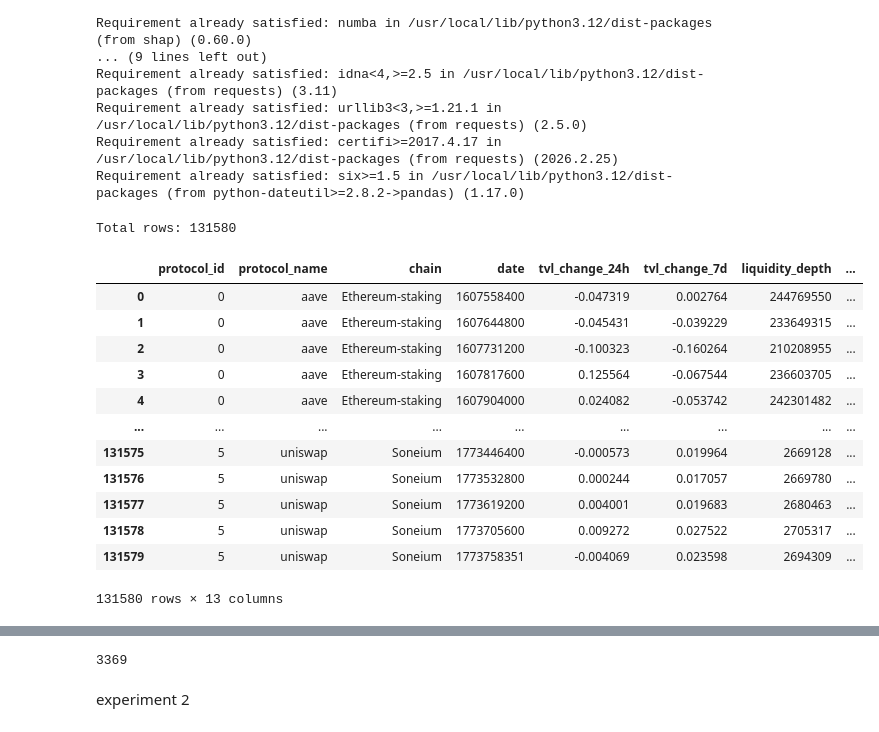
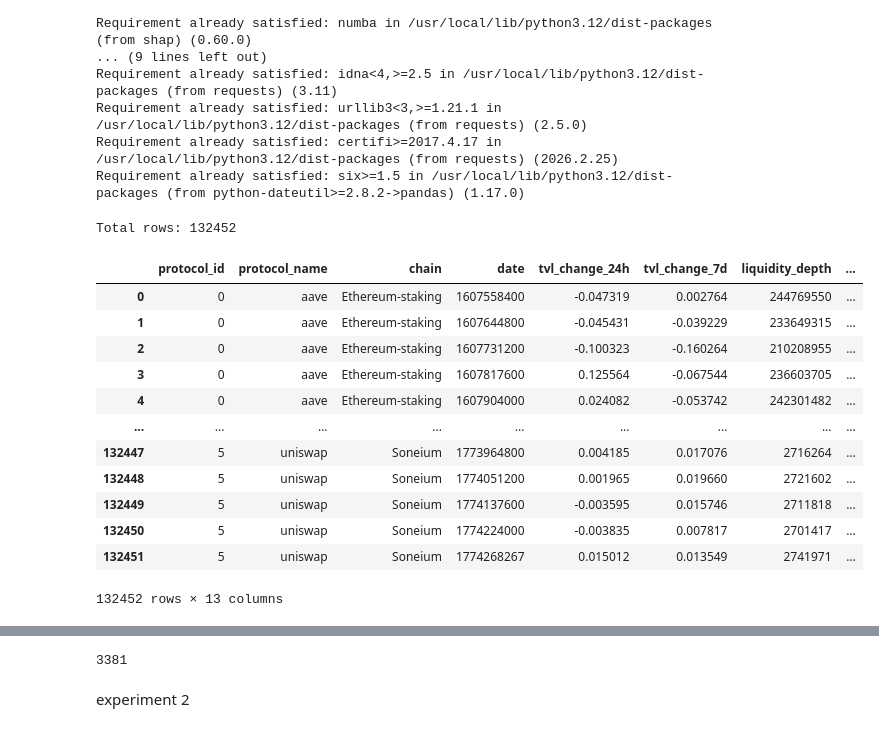
Before and after one commit to Abhishek-M-K2005/YieldVoyager, a Jupyter notebook: backend/risk_engine/yieldvoyager3.ipynb, the cells around one changed output, grey strips where cells are left out. Saved outputs shown, nothing was run; the diff lists cells and outputs as text; code cells hidden in the pictures.

```diff
--- a/backend/risk_engine/yieldvoyager3.ipynb
+++ b/backend/risk_engine/yieldvoyager3.ipynb
@@ -172,28 +172,28 @@ def build_dataset(protocol_name, protocol_id):
 # %%
 
 all_dfs=[]
 for idx, protocol in enumerate(tqdm(protocols)):
   df_p = build_dataset(protocol, idx)
   if not df_p.empty:
     all_dfs.append(df_p)
-df = pd.concat(all_dfs, ignore_index=True)
-print("Total rows:", len(df))
-df
+df_p = pd.concat(all_dfs, ignore_index=True)
+print("Total rows:", len(df_p))
+df_p
 # %% [output]
-Total rows: 131580
+Total rows: 132452
 |  | protocol_id | protocol_name | chain | date | tvl_change_24h | tvl_change_7d | liquidity_depth | ... |
 | 0 | 0 | aave | Ethereum-staking | 1607558400 | -0.047319 | 0.002764 | 244769550 | ... |
 | 1 | 0 | aave | Ethereum-staking | 1607644800 | -0.045431 | -0.039229 | 233649315 | ... |
 | 2 | 0 | aave | Ethereum-staking | 1607731200 | -0.100323 | -0.160264 | 210208955 | ... |
 | 3 | 0 | aave | Ethereum-staking | 1607817600 | 0.125564 | -0.067544 | 236603705 | ... |
 | 4 | 0 | aave | Ethereum-staking | 1607904000 | 0.024082 | -0.053742 | 242301482 | ... |
 | ... | ... | ... | ... | ... | ... | ... | ... | ... |
-| 131575 | 5 | uniswap | Soneium | 1773446400 | -0.000573 | 0.019964 | 2669128 | ... |
-| 131576 | 5 | uniswap | Soneium | 1773532800 | 0.000244 | 0.017057 | 2669780 | ... |
-| 131577 | 5 | uniswap | Soneium | 1773619200 | 0.004001 | 0.019683 | 2680463 | ... |
-| 131578 | 5 | uniswap | Soneium | 1773705600 | 0.009272 | 0.027522 | 2705317 | ... |
-| 131579 | 5 | uniswap | Soneium | 1773758351 | -0.004069 | 0.023598 | 2694309 | ... |
+| 132447 | 5 | uniswap | Soneium | 1773964800 | 0.004185 | 0.017076 | 2716264 | ... |
+| 132448 | 5 | uniswap | Soneium | 1774051200 | 0.001965 | 0.019660 | 2721602 | ... |
+| 132449 | 5 | uniswap | Soneium | 1774137600 | -0.003595 | 0.015746 | 2711818 | ... |
+| 132450 | 5 | uniswap | Soneium | 1774224000 | -0.003835 | 0.007817 | 2701417 | ... |
+| 132451 | 5 | uniswap | Soneium | 1774268267 | 0.015012 | 0.013549 | 2741971 | ... |
-131580 rows × 13 columns
+132452 rows × 13 columns
 # %%
 df.to_csv('data.csv')
 # %%
@@ -208,7 +208,7 @@ df1 = df.sort_values(["protocol_id", "date"]).reset_index(drop = True)
 # %%
-print((df['instability_label'] == 1).sum())
+print((df_p['instability_label'] == 1).sum())
 # %% [output]
-3369
+3381
 # %% [markdown]
 experiment 2
 # %%
```
Also changed, not shown: parts of 16 cells of this notebook.
